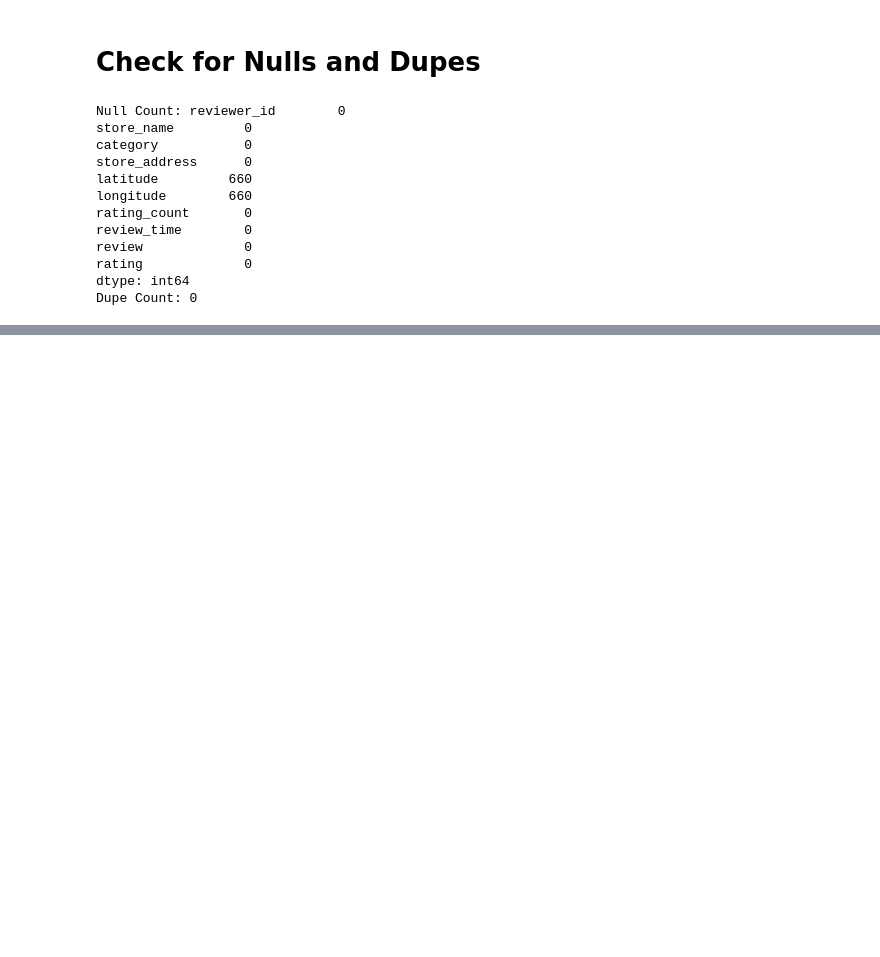
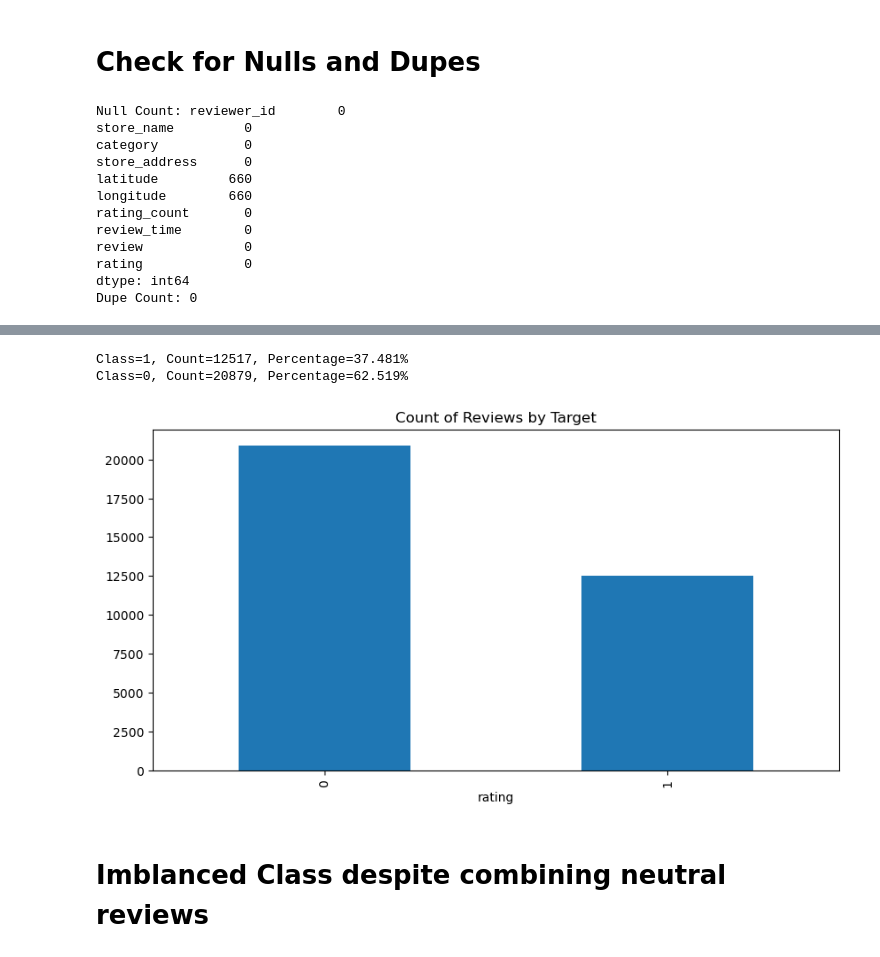
Before and after one commit to MaukanMir/Mcdonalds-Sentiment-Analysis, a Jupyter notebook: training.ipynb, the cells around one changed output, grey strips where cells are left out. Drawn from its saved outputs; the diff is of its cells as text; code cells hidden in the pictures; blank space fills up the shorter version.

```diff
--- a/training.ipynb
+++ b/training.ipynb
@@ -208,0 +240,10 @@ Dupe Count: 0
+# %%
+df['rating'] = df['rating'].apply(lambda x: 0 if x>=3.0 else 1)
+# %%
+check_class_imbalance(df,df['rating'], 'rating')
+# %% [output]
+Class=1, Count=12517, Percentage=37.481%
+Class=0, Count=20879, Percentage=62.519%
+[figure, added]
+# %% [markdown]
+# Imblanced Class despite combining neutral reviews
```
Also changed, not shown: parts of 5 cells of this notebook.
